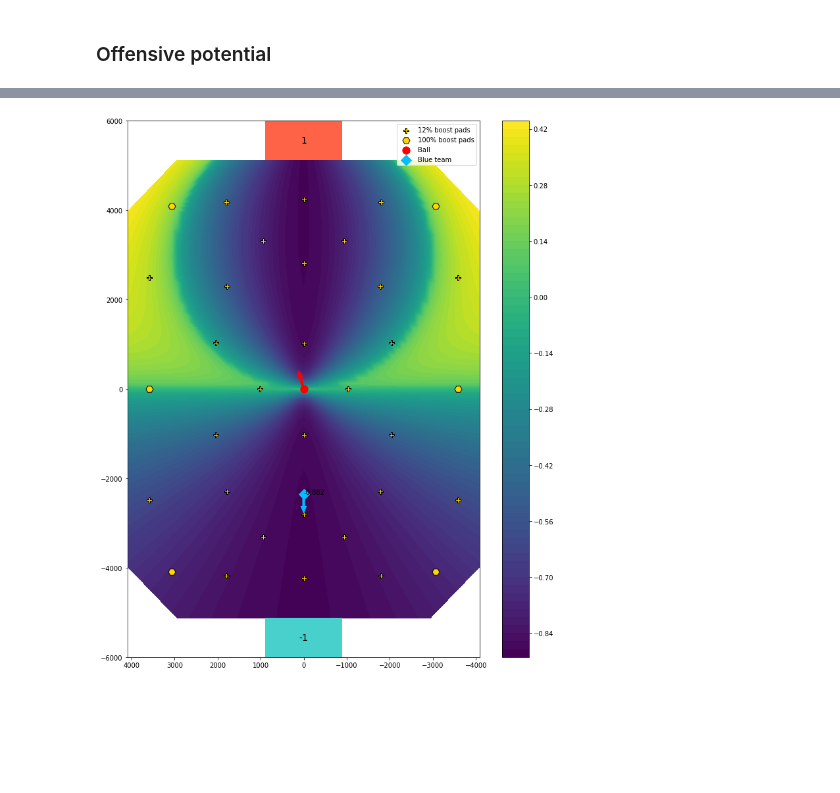
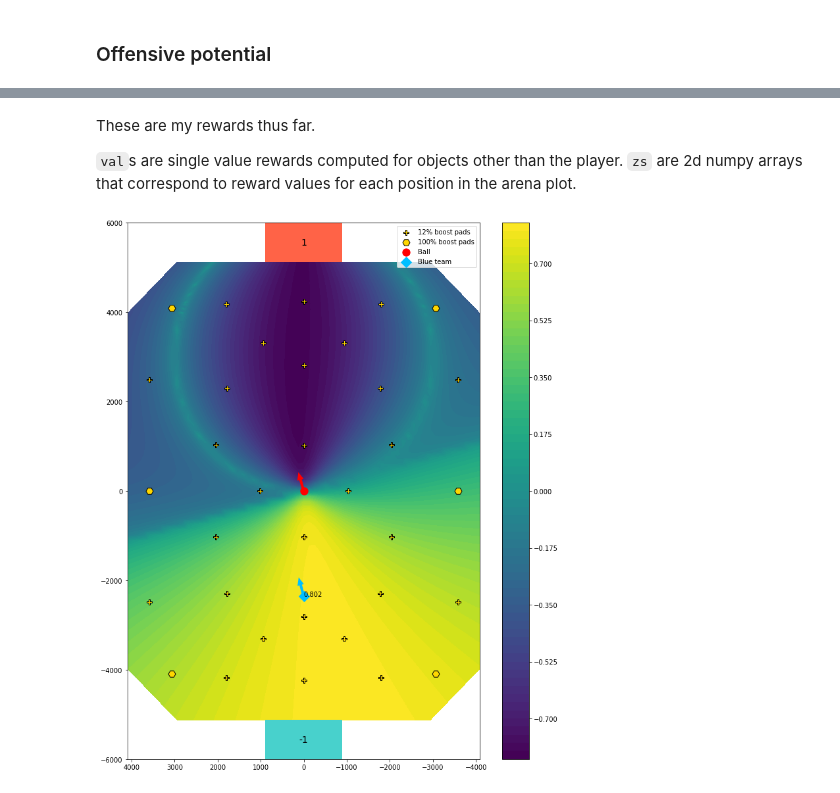
Before and after one commit to Enkhai/lucy-utils, a Jupyter notebook: examples/18_reward_building.ipynb, the cells around one changed output, grey strips where cells are left out. Drawn from its saved outputs; the diff is of its cells as text; code cells hidden in the pictures; blank space fills up the shorter version.

```diff
--- a/examples/18_reward_building.ipynb
+++ b/examples/18_reward_building.ipynb
@@ -216,0 +201,4 @@ plotting.arena_contour(offensive_potential_zs,
+# %% [markdown]
+These are my rewards thus far.
+
+`val`s are single value rewards computed for objects other than the player. `zs` are 2d numpy arrays that correspond to reward values for each position in the arena plot.
@@ -218,7 +213,7 @@ plotting.arena_contour(offensive_potential_zs,
 some_vel = np.array([400, 1500, 80])
 # some_vel = np.array([-800, 1000, 80])
 # some_vel = np.array([1800, 0, 0])
-some_vel = np.array([0, -1800, 50])
+# some_vel = np.array([0, -1800, 50])
 # %%
 some_pos = np.array([-1300, 3000, 150])
 # some_pos = np.array([-2400, 0, 150])
@@ -227,10 +222,10 @@ some_pos = np.array([0, -2400, 150])
 # %%
 some_ball_pos = np.array([0, 0, 93])
 # %%
-plotting.arena_contour(offensive_potential(arena_positions, some_ball_pos, some_vel, 0, 1),
+plotting.arena_contour(custom.offensive_potential(arena_positions, some_ball_pos, some_vel, 0, 1),
                        some_ball_pos,
                        ball_lin_velocity,
                        some_pos[None],
                        some_vel[None])
 # %% [output]
-[figure, old version]
+[figure, new version]
```
Also changed, not shown: parts of 7 cells of this notebook, 2 other files.
